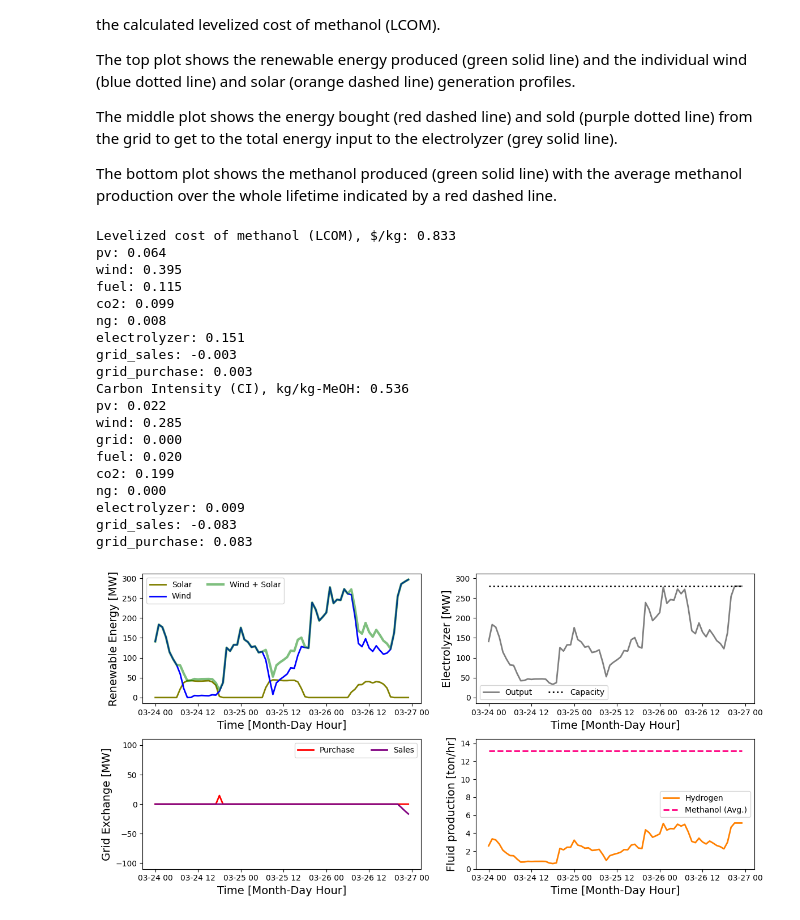
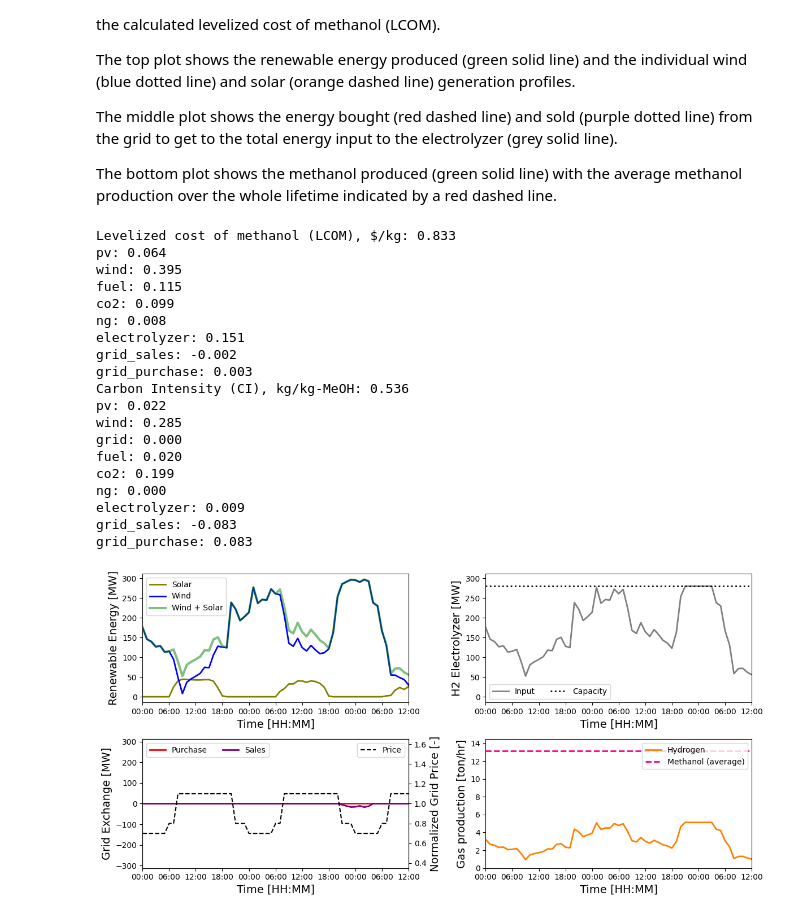
Before and after one commit to jmartin4nrel/HOPP-1, a Jupyter notebook: examples/09-methanol-modular.ipynb, the cells around one changed output. Cells and saved outputs as stored; diff of their text form; code cells hidden in the pictures.

```diff
--- a/examples/09-methanol-modular.ipynb
+++ b/examples/09-methanol-modular.ipynb
@@ -253,14 +253,17 @@ The middle plot shows the energy bought (red dashed line) and sold (purple dotte
 
 The bottom plot shows the methanol produced (green solid line) with the average methanol production over the whole lifetime indicated by a red dashed line.
 # %%
-hour_start = 1992
-n_hours = 72
+from matplotlib import dates
+
+hour_start = 2016+24*0
+n_hours = 61
 hour_end = hour_start + n_hours
 
 fig,ax=plt.subplots(2,2,sharex=False)
 fig.set_figwidth(12.0)
 fig.set_figheight(6.0)
 
+grid_prices = hi_batt.system.dispatch_factors
 
 # Total hydrogen output timeseries (kg-H2/hour)
 hydrogen_production_kg_s = hybrid_plant.electrolyzer._system_model.output_streams_kg_s['hydrogen']
@@ -273,6 +276,7 @@ hours_of_year = np.arange(0,len(hydrogen_production_kg_pr_hr),1)
 hours_of_year = pd.date_range(start='01/01/2020 00:00:00',freq='1h',periods=8760)
 methanol_production_kg_s = hi.system.fuel._system_model.flow_kg_s
 methanol_production_kg_pr_hr = np.array(methanol_production_kg_s)*3600
+# methanol_production_kg_pr_hr = hydrogen_production_kg_pr_hr*4
 max_meoh_pr_hr = np.max(methanol_production_kg_pr_hr)
 avg_meoh_pr_hr = np.mean(methanol_production_kg_pr_hr)
 
@@ -287,8 +291,10 @@ ax[0,0].plot(hours_of_year[hour_start:hour_end],renewable_generation_profile[hou
 # ax[0].plot(hours_of_year[hour_start:hour_end],batt_plant_power[hour_start:hour_end]/1e3,lw=2,ls=':',c='green',label='Wind + Solar + Battery')
 ax[0,0].set_ylabel('Renewable Energy [MW]',fontsize=14)
 ax[0,0].set_xlabel('Time [Month-Day Hour]',fontsize=14)
-# ax[0,0].set_xlim((hour_start,hour_end))
-ax[0,0].legend(ncol=2)
+ax[0,0].set_xlabel('Time [HH:MM]',fontsize=14)
+ax[0,0].xaxis.set_major_formatter(dates.DateFormatter('%H:%M'))
+ax[0,0].set_xlim(hours_of_year[hour_start],hours_of_year[hour_end-1])
+ax[0,0].legend(ncol=1)
 
 # ax[1].plot(hours_of_year[hour_start:hour_end],renewable_generation_profile[hour_start:hour_end]/1e3,lw=2,alpha=0.5,c='green',label='Wind + Solar')
 # ax[0].plot(hours_of_year[hour_start:hour_end],batt_plant_power[hour_start:hour_end]/1e3,lw=2,c='green',label='Wind + Solar + Battery')
@@ -299,29 +305,42 @@ ax[1,0].plot(hours_of_year[hour_start:hour_end],batt_bought[hour_start:hour_end]
 ax[1,0].plot(hours_of_year[hour_start:hour_end],batt_sold[hour_start:hour_end]/1e3,lw=2,c='purple',label='Sales')
 ax[1,0].set_ylabel('Total Energy [MW]',fontsize=14)
 ax[1,0].set_xlabel('Time [Month-Day Hour]',fontsize=14)
-ax[1,0].set_ylim((-110,110))
-ax[1,0].legend(ncol=2)
+ax[1,0].set_xlabel('Time [HH:MM]',fontsize=14)
+ax[1,0].set_ylim((-ax[0,0].get_ylim()[1],ax[0,0].get_ylim()[1]))
+ax[1,0].legend(ncol=2,loc='upper left')
 ax[1,0].set_ylabel('Grid Exchange [MW]',fontsize=14)
+ax[1,0].xaxis.set_major_formatter(dates.DateFormatter('%H:%M'))
+ax[1,0].set_xlim(hours_of_year[hour_start],hours_of_year[hour_end-1])
+ax2 = ax[1,0].twinx()
+ax2.plot(hours_of_year[hour_start:hour_end],grid_prices[hour_start:hour_end],'k--',label='Price')
+ax2.set_ylabel('Normalized Grid Price [-]',fontsize=14)
+ax2.set_ylim([0.35,1.65])
+ax2.legend(loc='upper right')
 
 if 'battery' in hi.system.technologies.keys():
-    ax[0,1].plot(hours_of_year[hour_start:hour_end],electrolyzer_extra_profile[hour_start:hour_end]/1e3,lw=2,alpha=0.5,c='black',label='Output')
+    ax[0,1].plot(hours_of_year[hour_start:hour_end],electrolyzer_extra_profile[hour_start:hour_end]/1e3,lw=2,alpha=0.5,c='black',label='Input')
 else:
-    ax[0,1].plot(hours_of_year[hour_start:hour_end],electrolyzer_profile[hour_start:hour_end]/1e3,lw=2,alpha=0.5,c='black',label='Output')
+    ax[0,1].plot(hours_of_year[hour_start:hour_end],electrolyzer_profile[hour_start:hour_end]/1e3,lw=2,alpha=0.5,c='black',label='Input')
 ax[0,1].plot(hours_of_year[hour_start:hour_end],electrolyzer_cap_kw/1000*np.ones(n_hours),lw=2,ls=':',c='black',label='Capacity')
-# ax[0,1].set_xlim((hour_start,hour_end))
+ax[0,1].xaxis.set_major_formatter(dates.DateFormatter('%H:%M'))
+ax[0,1].set_xlim(hours_of_year[hour_start],hours_of_year[hour_end-1])
 ax[0,1].legend(ncol=2)
-ax[0,1].set_ylabel('Electrolyzer [MW]',fontsize=14)
+ax[0,1].set_ylabel('H2 Electrolyzer [MW]',fontsize=14)
 ax[0,1].set_ylim(ax[0,0].get_ylim())
 ax[0,1].set_xlabel('Time [Month-Day Hour]',fontsize=14)
+ax[0,1].set_xlabel('Time [HH:MM]',fontsize=14)
 
 ax[1,1].plot(hours_of_year[hour_start:hour_end],hydrogen_production_kg_pr_hr[hour_start:hour_end]/1e3,lw=2,c=[1,.5,0],label='Hydrogen')
-ax[1,1].plot(hours_of_year[hour_start:hour_end],methanol_production_kg_pr_hr[hour_start:hour_end]/1e3,lw=2,ls="--",c=[1,0,.5],label='Methanol (Avg.)')
+ax[1,1].plot(hours_of_year[hour_start:hour_end],methanol_production_kg_pr_hr[hour_start:hour_end]/1e3,lw=2,ls="--",c=[1,0,.5],label='Methanol (average)')
 # ax[1,1].plot(hours_of_year[hour_start:hour_end],avg_h2_pr_hr/1000*np.ones(n_hours),lw=2,ls='--',c='red',label='Average hydrogen')
-ax[1,1].legend(loc='center right')
-ax[1,1].set_ylabel('Fluid production [ton/hr]',fontsize=14)
+ax[1,1].legend(loc='upper right')
+ax[1,1].set_ylabel('Gas production [ton/hr]',fontsize=14)
 ax[1,1].set_xlabel('Time [Month-Day Hour]',fontsize=14)
+ax[1,1].set_xlabel('Time [HH:MM]',fontsize=14)
 # ax[1,1].set_xlim((hour_start,hour_end))
 ax[1,1].set_ylim((0,max(methanol_production_kg_pr_hr)/1e3*1.1))
+ax[1,1].xaxis.set_major_formatter(dates.DateFormatter('%H:%M'))
+ax[1,1].set_xlim(hours_of_year[hour_start],hours_of_year[hour_end-1])
 
 # ax[2].plot(hours_of_year[hour_start:hour_end],methanol_production_kg_pr_hr[hour_start:hour_end],lw=2,c='green',label='Methanol Produced')
 # ax[2].plot(hours_of_year[hour_start:hour_end],avg_meoh_pr_hr*np.ones(n_hours),lw=2,ls='--',c='red',label='Average methanol')
@@ -334,32 +353,32 @@ fig.tight_layout()
 
 lb_kg = 2.208
 MJ_kg = 20.1
 MJ_MMBTU = 1055.
 
 print("Levelized cost of methanol (LCOM), $/kg: {:.3f}".format(hi.system.lc))
 for tech in hi.system.lc_breakdown.keys():
     print(tech+': {:.3f}'.format(hi.system.lc_breakdown[tech]))
 print("Carbon Intensity (CI), kg/kg-MeOH: {:.3f}".format(hi.system.lca['co2_kg_kg']))
 for tech in hi.system.lca_breakdown.keys():
     print(tech+': {:.3f}'.format(hi.system.lca_breakdown[tech]['co2_kg_kg']))
 # %% [output]
 Levelized cost of methanol (LCOM), $/kg: 0.833
 pv: 0.064
 wind: 0.395
 fuel: 0.115
 co2: 0.099
 ng: 0.008
 electrolyzer: 0.151
-grid_sales: -0.003
+grid_sales: -0.002
 grid_purchase: 0.003
 Carbon Intensity (CI), kg/kg-MeOH: 0.536
 pv: 0.022
 wind: 0.285
 grid: 0.000
 fuel: 0.020
 co2: 0.199
 ng: 0.000
 electrolyzer: 0.009
 grid_sales: -0.083
 grid_purchase: 0.083
-[figure, old version]
+[figure, new version]
```
Also changed, not shown: 3 other files.
